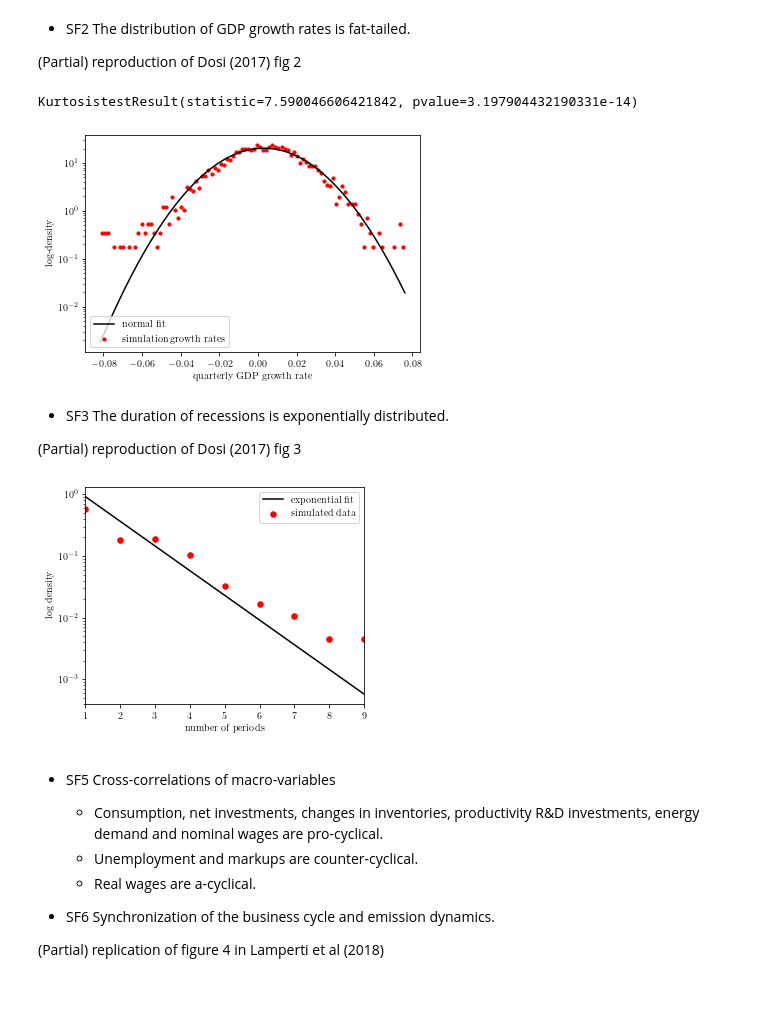
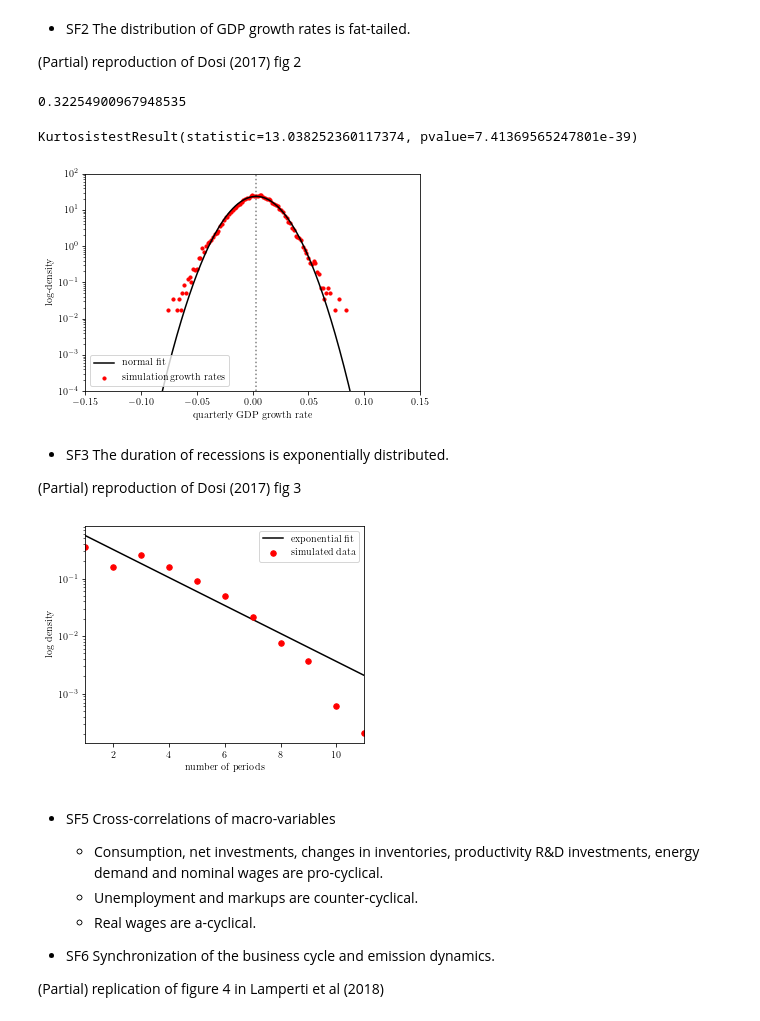
Before and after one commit to Tarsatir/Capsule_Climate, a Jupyter notebook: results/validation/replication_plots.ipynb, the cells around one changed output. Saved outputs shown, nothing was run; the diff lists cells and outputs as text; code cells hidden in the pictures; blank space fills up the shorter version.

```diff
--- a/results/validation/replication_plots.ipynb
+++ b/results/validation/replication_plots.ipynb
@@ -182,7 +113,7 @@ y2   -0.203556  1.000000
 # %% [markdown]
 ## Firm characteristics
 # %%
-df_firms = pd.read_csv("../result_data/firmdata.csv")
+df_firms = pd.read_csv('validation_samples/valfirmdata_2.csv')
 df_firms.head()
 # %% [output]
 |  | t | agecp_2501 | agecp_2502 | agecp_2503 | agecp_2504 | agecp_2505 | agecp_2506 | agecp_2507 | ... |
@@ -285,7 +215,0 @@ plt.show()
-# %%
-dS_cp_quarterly = ((S_cp_month[3:] - S_cp_month[:-3]) / S_cp_month[:-3]).flatten()
-# dS_cp_quarterly = dS_cp_quarterly[dS_cp_quarterly <= 1]
-
-x = np.linspace(min(dS_cp_quarterly), max(dS_cp_quarterly), 1000)
-# dens, bins, _ = plt.hist(data, 100, density=True, alpha=0.)
-mu, sigma = stats.norm.fit(dS_cp_quarterly)
@@ -405,39 +282,47 @@ W share: 0.5369445648054249
 def filepath(i):
     return f'validation_samples/valoutput_{i}.csv'
 
-n_MC = 10
+n_MC = 100
 
 df_list = []
 for MC_i in range(1, n_MC + 1):
-    df_list.append(pd.read_csv(filepath(MC_i)))
+    df_list.append(pd.read_csv(filepath(MC_i)).iloc[300:])
 df = pd.concat(df_list)
 # %% [markdown]
 * SF2 The distribution of GDP growth rates is fat-tailed.
 
 (Partial) reproduction of Dosi (2017) fig 2
+# %%
+print(np.mean(df.GDP_growth))
+# %% [output]
+0.32254900967948535
 # %%
-data = df.GDP_growth / 100
-
-print(stats.kurtosistest(data))
-
 plt.figure(figsize=(6,4))
 
-x = np.linspace(min(data), max(data), 1000)
-dens, bins, _ = plt.hist(data, 100, density=True, alpha=0.)
+data = df.GDP_growth / 100
+mean_GDP_growth = np.mean(data)
+x = np.linspace(-0.2, 0.2, 1000)
+dens, bins, _ = plt.hist(data, bins=100, density=True, alpha=0.)
 mu, sigma = stats.norm.fit(data)
 best_fit_line = stats.norm.pdf(x, mu, sigma)
 bins1 = bins[:-1]
 bins2 = bins[1:]
+
+print(stats.kurtosistest(data))
 
 bins = np.mean([bins1, bins2], axis=0)
 plt.plot(x, best_fit_line, color='black', label='normal fit')
 plt.scatter(bins, dens, s=10, c='red', label='simulation growth rates')
 plt.legend(loc='lower left')
 plt.xlabel('quarterly GDP growth rate')
 plt.ylabel('log-density')
+plt.xlim(-0.15, 0.15)
+plt.ylim(10e-5, 100)
+plt.axvline(mean_GDP_growth, linestyle='dotted', alpha=0.5, c='black')
 
 plt.yscale('log')
+plt.show()
 # %% [output]
-KurtosistestResult(statistic=7.590046606421842, pvalue=3.197904432190331e-14)
+KurtosistestResult(statistic=13.038252360117374, pvalue=7.41369565247801e-39)
-[figure, old version]
+[figure, new version]
 # %%
@@ -488,7 +374,7 @@ plt.ylabel('log density')
 plt.legend()
 plt.show()
 # %% [output]
-[figure, old version]
+[figure, new version]
 # %% [markdown]
 * SF5 Cross-correlations of macro-variables
     * Consumption, net investments, changes in inventories, productivity R&D investments, energy demand and nominal wages are pro-cyclical.
```
Also changed, not shown: parts of 23 cells of this notebook, 40 other files.
